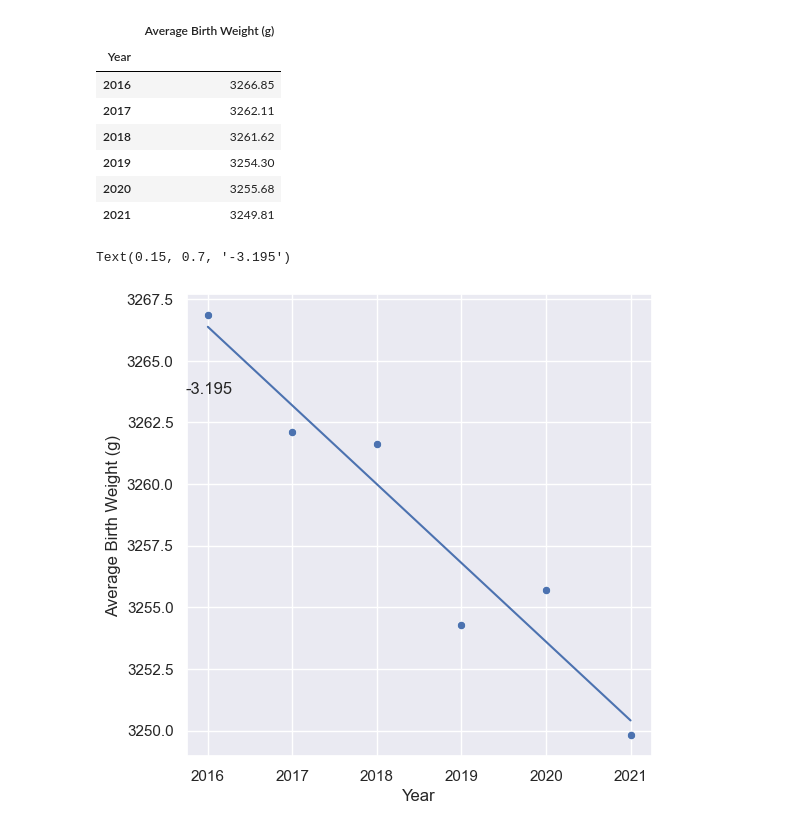
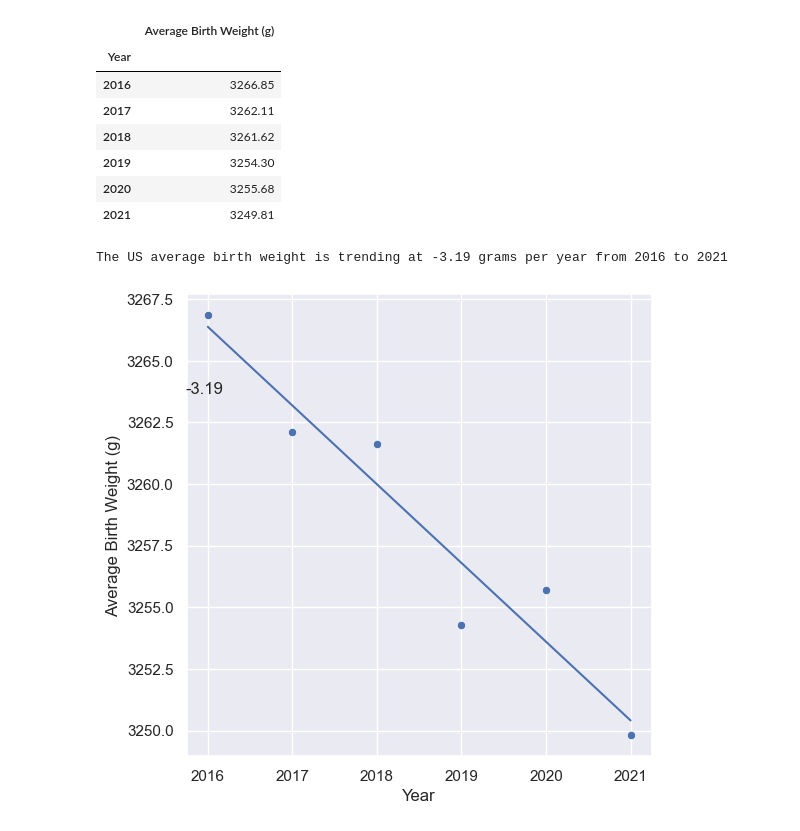
Before and after one commit to jLucas121/ISDA111, a Jupyter notebook: UsBirths.ipynb, the cells around one changed output. Saved outputs shown, nothing was run; the diff lists cells and outputs as text; code cells hidden in the pictures.

```diff
--- a/UsBirths.ipynb
+++ b/UsBirths.ipynb
@@ -276,11 +276,12 @@ avg_year_wgt.round(2)
 # %%
 plt.figure(figsize = (6,6))
 sns.set()
 Year = np.array([2016,2017,2018,2019,2020,2021])
 sns.scatterplot(data = avg_year_wgt, x = 'Year', y = 'Average Birth Weight (g)')
 slope, intercept, rvalue, pvalue, stderr = stats.linregress(Year,avg_year_wgt['Average Birth Weight (g)'])
 plt.plot(Year,slope*Year+intercept)
-plt.annotate(slope.round(3),xy = (0.15,0.7),xycoords = 'figure fraction')
+plt.annotate(slope.round(2),xy = (0.15,0.7),xycoords = 'figure fraction')
+print("The US average birth weight is trending at",slope.round(2),"grams per year from 2016 to 2021")
 # %% [output]
-Text(0.15, 0.7, '-3.195')
+The US average birth weight is trending at -3.19 grams per year from 2016 to 2021
-[figure, old version]
+[figure, new version]
```
